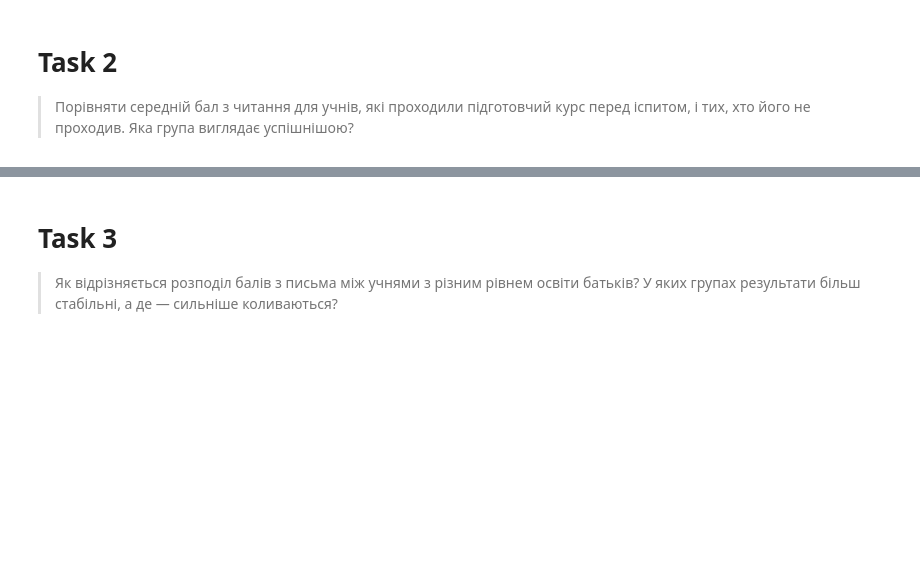
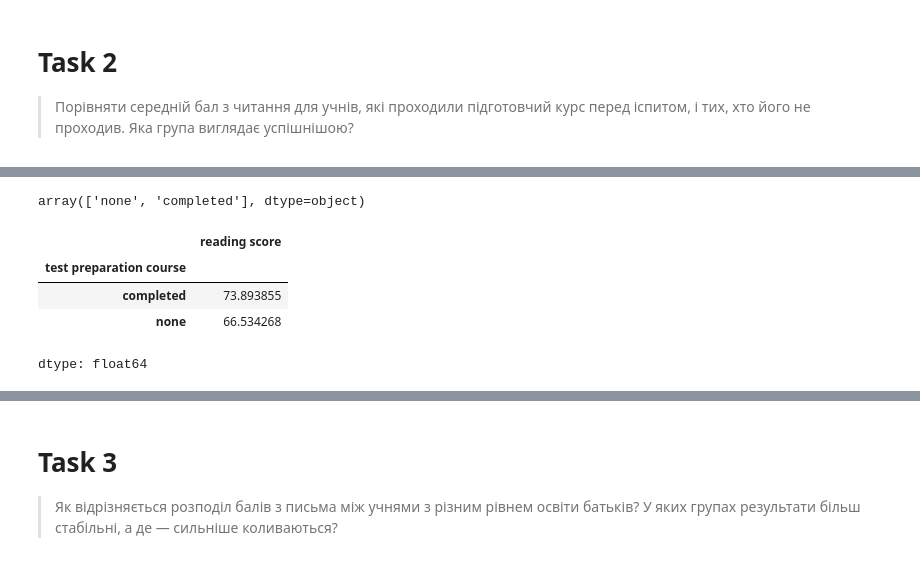
Before and after one commit to cpython-projects/da_27_07_2026, a Jupyter notebook: lesson_19_hw.ipynb, the cells around one changed output, grey strips where cells are left out. Saved outputs shown, nothing was run; the diff lists cells and outputs as text; code cells hidden in the pictures; blank space fills up the shorter version.

```diff
--- a/lesson_19_hw.ipynb
+++ b/lesson_19_hw.ipynb
@@ -49,0 +67,12 @@ df
+# %%
+df['test preparation course'].unique()
+# %% [output]
+array(['none', 'completed'], dtype=object)
+# %%
+df.groupby('test preparation course')['reading score'].mean()
+# %% [output]
+|  | reading score |
+| test preparation course |  |
+| completed | 73.893855 |
+| none | 66.534268 |
+dtype: float64
```
Also changed, not shown: parts of 6 cells of this notebook.
